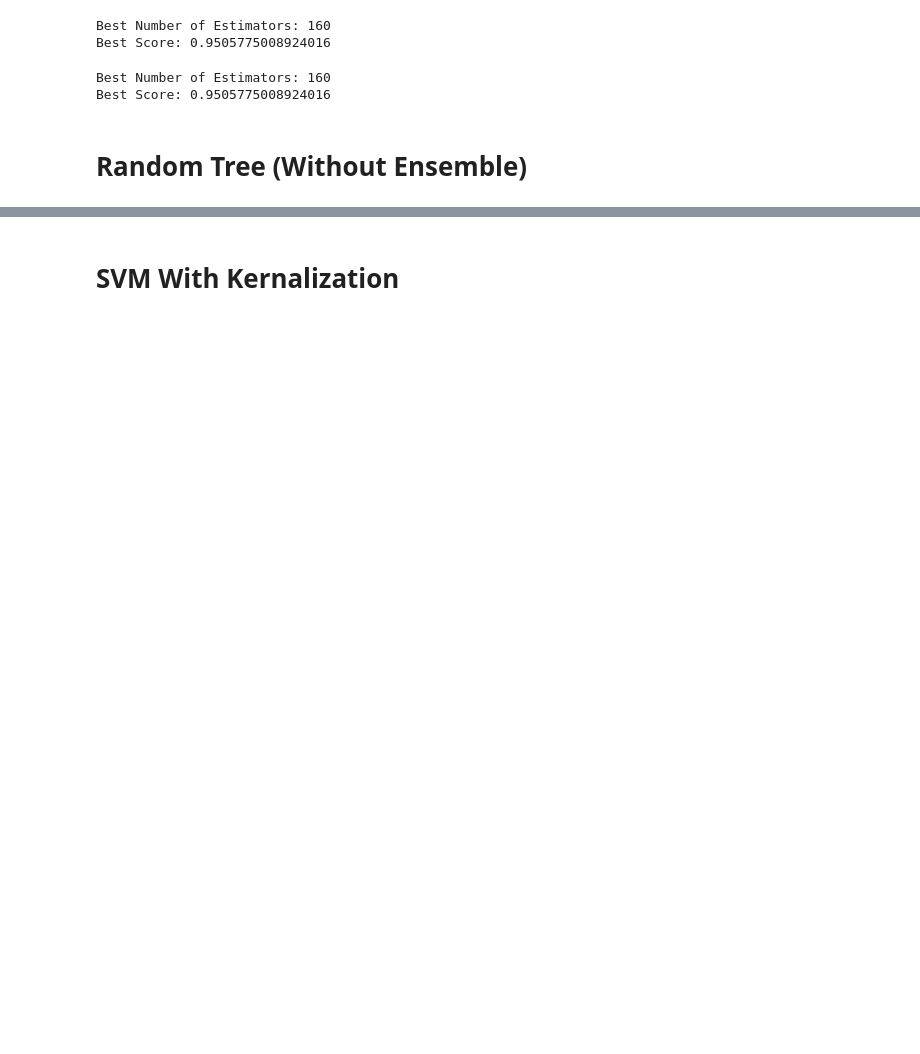
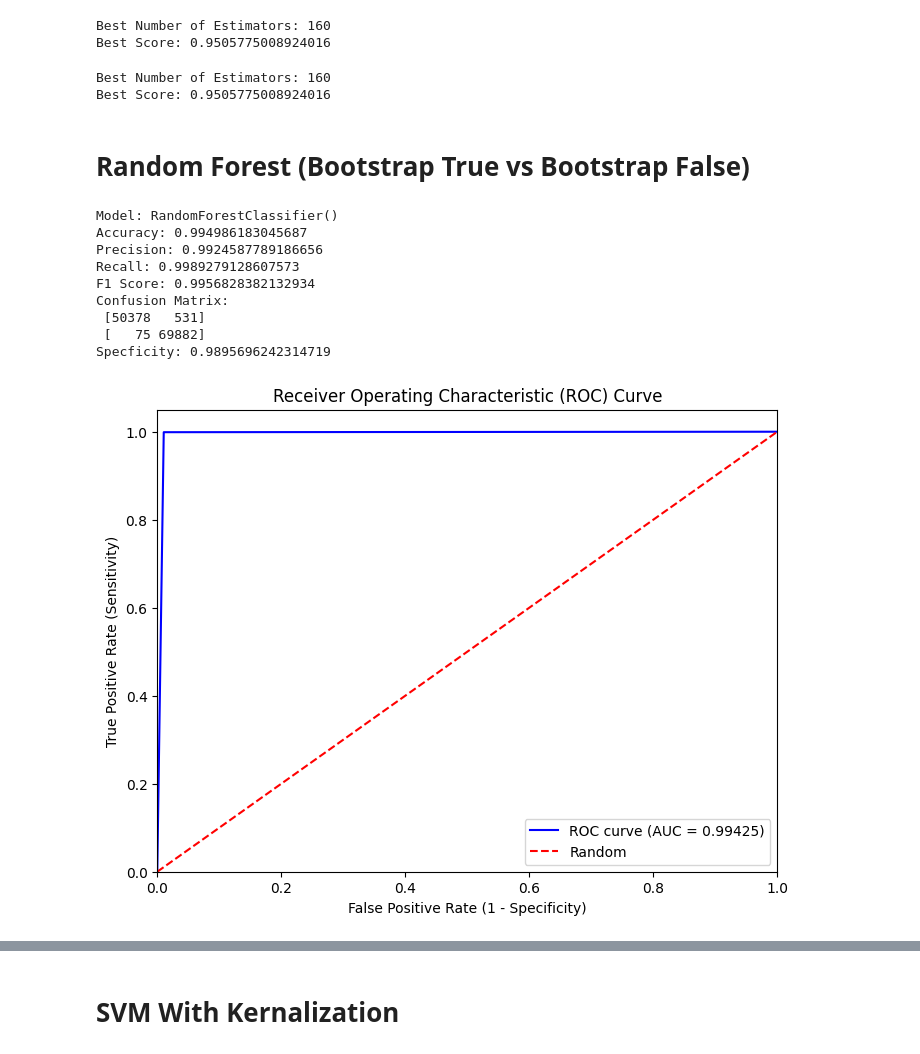
Before and after one commit to JaySachar/MSE413-ML, a Jupyter notebook: Project/main.ipynb, the cells around one changed output, grey strips where cells are left out. Drawn from its saved outputs; the diff is of its cells as text; code cells hidden in the pictures; blank space fills up the shorter version.

Commit message:
Add tests and stuff

```diff
--- a/Project/main.ipynb
+++ b/Project/main.ipynb
@@ -444,17 +436,17 @@ Specficity: 0.9892946237403996
 ## Lets tune the n_estimators
 # %%
 bagging_classifier_dt = BaggingClassifier(base_classifier_dt)
-param_grid = {'n_estimators': [5, 10, 15, 20, 40]}
+param_grid_bagging_DT = {'n_estimators': [1, 3, 5, 7, 9, 10]}
 
 # Create GridSearchCV
-grid_search = GridSearchCV(bagging_classifier, param_grid, scoring='roc_auc', cv=10)
+grid_search_bagging_DT = GridSearchCV(bagging_classifier, param_grid_bagging_DT, scoring='roc_auc', cv=10)
 
 # Fit the GridSearchCV object to the training data
-grid_search.fit(X_train, Y_train)
+grid_search_bagging_DT.fit(X_train, Y_train)
 
 # Get the best estimator and its corresponding parameter
-best_bagging_classifier = grid_search.best_estimator_
-best_n_estimators = grid_search.best_params_['n_estimators']
+best_bagging_classifier = grid_search_bagging_DT.best_estimator_
+best_n_estimators = grid_search_bagging_DT.best_params_['n_estimators']
 
 # Print the best parameters and corresponding score
 print("Best Number of Estimators:", best_n_estimators)
@@ -469,13 +461,13 @@ from sklearn.ensemble import AdaBoostClassifier
 
 base_classifier_dt = DecisionTreeClassifier(max_depth=1)
 
-ada_boost_classifier = AdaBoostClassifier(base_estimator=base_classifier_dt, n_estimators=50)
+ada_boost_DT_classifier = AdaBoostClassifier(base_estimator=base_classifier_dt, n_estimators=50)
 
 # Fit the AdaBoost classifier to the training data
-ada_boost_classifier.fit(X_train, Y_train)
+ada_boost_DT_classifier.fit(X_train, Y_train)
 
 # Evaluate the AdaBoost classifier
-model_attribute_eval(X_test, Y_test, ada_boost_classifier)
+model_attribute_eval(X_test, Y_test, ada_boost_DT_classifier)
 # %% [output]
 Model: AdaBoostClassifier(base_estimator=DecisionTreeClassifier(max_depth=1))
 Accuracy: 0.8557245213707743
@@ -510,6 +502,6 @@ Specficity: 0.7721620931465949
 # %%
 grad_boost_dt = GradientBoostingClassifier()
-param_grid = {'n_estimators': [10, 20, 40, 80, 160]}
+param_grid = {'n_estimators': [1, 3, 5, 7, 10]}
 
 # Create GridSearchCV
 grid_search_grad_boost_dt = GridSearchCV(grad_boost_dt, param_grid, scoring='roc_auc', cv=10)
@@ -531,7 +523,7 @@ Best Score: 0.9505775008924016
 base_classifier_dt = DecisionTreeClassifier(max_depth=1)
 
 ada_boost_classifier = AdaBoostClassifier(base_estimator=base_classifier_dt, n_estimators=50)
-param_grid = {'n_estimators': [10, 20, 40, 80, 160]}
+param_grid = {'n_estimators': [1, 3, 5, 7, 10]}
 
 # Create GridSearchCV
 grid_search_ada_boost_dt = GridSearchCV(ada_boost_classifier, param_grid, scoring='roc_auc', cv=10)
@@ -553,5 +545,23 @@ print("Best Score:", grid_search_grad_boost_dt.best_score_)
 # %% [output]
 Best Number of Estimators: 160
 Best Score: 0.9505775008924016
-# %% [markdown]
-# Random Tree (Without Ensemble)
+# %% [markdown]
+# Random Forest (Bootstrap True vs Bootstrap False)
+# %%
+from sklearn.ensemble import RandomForestClassifier
+
+RF_classifier = RandomForestClassifier(bootstrap=True) # Bootstrap is set to true
+RF_classifier.fit(X_train, Y_train)
+
+model_attribute_eval(X_test, Y_test, RF_classifier)
+# %% [output]
+Model: RandomForestClassifier()
+Accuracy: 0.994986183045687
+Precision: 0.9924587789186656
+Recall: 0.9989279128607573
+F1 Score: 0.9956828382132934
+Confusion Matrix:
+ [50378   531]
+ [   75 69882]
+Specficity: 0.9895696242314719
+[figure, added]
```
Also changed, not shown: parts of 19 cells of this notebook.
